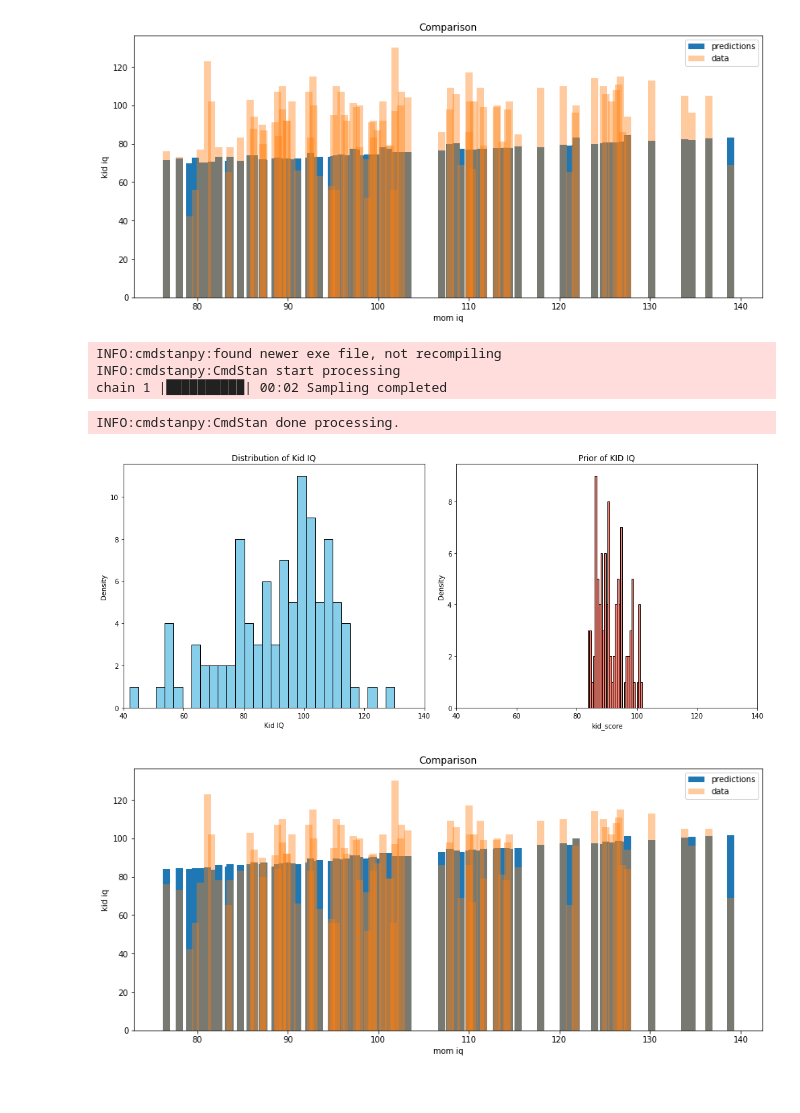
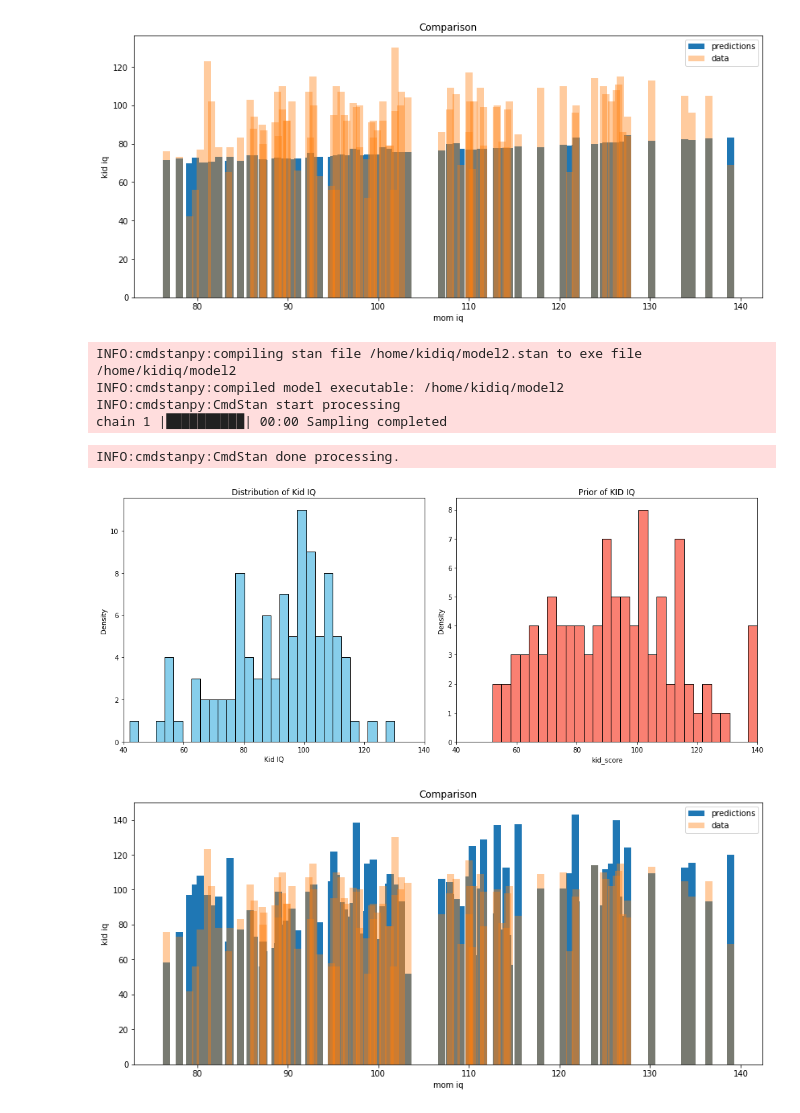
Before and after one commit to Sylwiam12/kidiq, a Jupyter notebook: kid_iq_FULL.ipynb, the cells around one changed output. Saved outputs shown, nothing was run; the diff lists cells and outputs as text; code cells hidden in the pictures.

```diff
--- a/kid_iq_FULL.ipynb
+++ b/kid_iq_FULL.ipynb
@@ -388,41 +348,43 @@ plt.show()
 # %% [output]
 [figure]
 # %%
-R = 1000
+R = 1
 model=CmdStanModel(stan_file='model2.stan')
 
 model_2_fit = model.sample(data = {'N': df.shape[0], 'mom_iq': df["mom_iq"].values, 'kid_score': df["kid_score"].values, 'mom_hs': df["mom_hs"].values},
                      iter_sampling=R,
                      chains=1)
 # %% [output]
-INFO:cmdstanpy:found newer exe file, not recompiling
+INFO:cmdstanpy:compiling stan file /home/kidiq/model2.stan to exe file /home/kidiq/model2
+INFO:cmdstanpy:compiled model executable: /home/kidiq/model2
 INFO:cmdstanpy:CmdStan start processing
-chain 1 |██████████| 00:02 Sampling completed
+chain 1 |██████████| 00:00 Sampling completed
 INFO:cmdstanpy:CmdStan done processing.
 # %%
 yields_pred = model_2_fit.stan_variable("kid_score_pred")
-yields_pred_means = np.mean(yields_pred, axis=0)
+# yields_pred_means = np.mean(yields_pred, axis=0)
+yields_pred_means = yields_pred
 # %%
 fig, axs = plt.subplots(1, 2, figsize=(14, 6))
 
 axs[0].hist(df.kid_score.values, bins=30, color='skyblue', edgecolor='black')
 axs[0].set_title('Distribution of Kid IQ')
 axs[0].set_xlabel('Kid IQ')
 axs[0].set_ylabel('Density')
 axs[0].set_xlim(40,140)
 
-axs[1].hist(yields_pred_means, bins=30, color='salmon', edgecolor='black')
+axs[1].hist(yields_pred_means[0].T, bins=30, color='salmon', edgecolor='black')
 axs[1].set_title('Prior of KID IQ')
 axs[1].set_xlabel('kid_score')
 axs[1].set_ylabel('Density')
 axs[1].set_xlim(40,140)
 plt.tight_layout()
 plt.show()
 # %% [output]
-[figure, old version]
+[figure, new version]
 # %%
 plt.figure(figsize=(14,6))
-plt.bar(df.mom_iq.values,yields_pred_means, label="predictions")
+plt.bar(df.mom_iq.values,yields_pred_means[0].T, label="predictions")
 plt.bar(df.mom_iq.values,df.kid_score.values, label="data", alpha =0.4)
 plt.title("Comparison")
 plt.ylabel("kid iq")
@@ -430,4 +392,4 @@ plt.xlabel("mom iq")
 plt.legend()
 plt.show()
 # %% [output]
-[figure, old version]
+[figure, new version]
```
Also changed, not shown: parts of 9 cells of this notebook, 8 other files.
